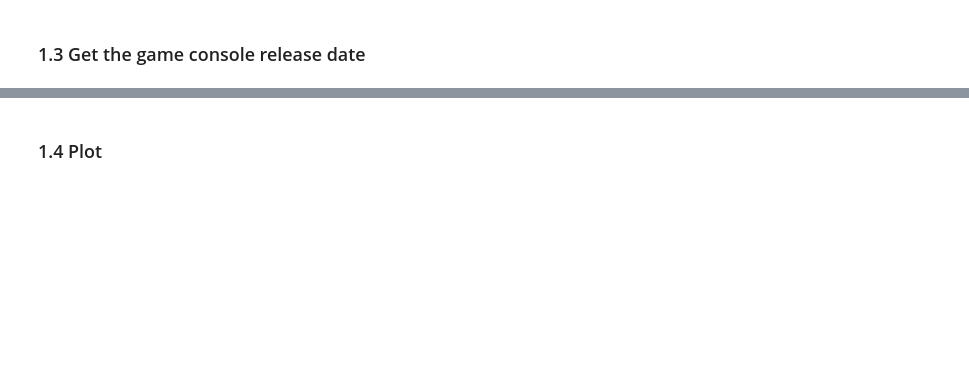
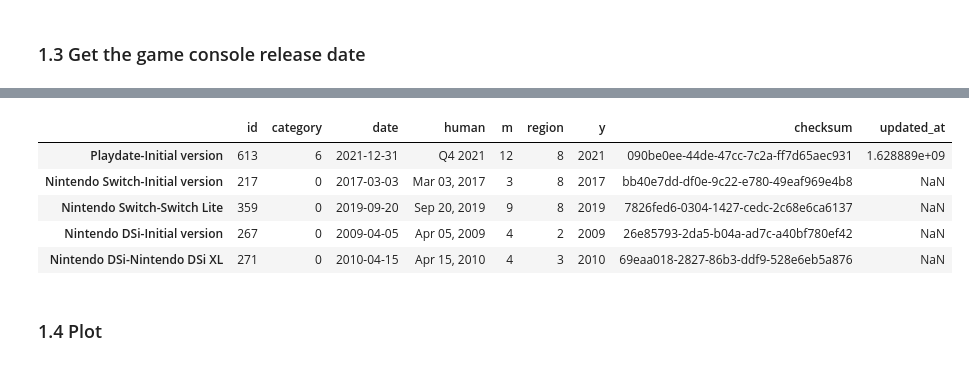
Before and after one commit to Jinyi-Liu/BZAN643-Project, a Jupyter notebook: 00_start.ipynb, the cells around one changed output, grey strips where cells are left out. Saved outputs shown, nothing was run; the diff lists cells and outputs as text; code cells hidden in the pictures; blank space fills up the shorter version.

```diff
--- a/00_start.ipynb
+++ b/00_start.ipynb
@@ -18,6 +18,3 @@ import seaborn as sns
 import datetime
 from time import sleep
 from bs4 import BeautifulSoup as bs
-# %%
-with open('./data/transformed_data_temp_multi_test.pickle', 'rb') as handle:
-    transformed_history = pickle.load(handle)
@@ -126,0 +52,33 @@ else:
+# %%
+members = [228,321,410,592,824,
+           1190,1885,6894,7122,7089,
+           7146,7615,7925,8661,8963,
+           9290,9498,10032,10071,10293,
+           11814,12024,12546,12762,13047,
+           13102,13257,13603,13963,14556,
+           14732,14930,15064,15124,15592,
+           15920,16060,16478,16680,16826,
+           17047,17313,17587,17624,17076,
+           17261,None,17567,17659,18001,
+           18220,19282,19299,19515,19768,
+           24803,25113,25863,25572,29167,
+           29667,30701,30918,32071,33352,
+           34374,35842,36580,37340,38396,
+           39490,40222,44700,45200,46300,
+           46900,47600,48200,48800,49300,
+           49800,49900,51100,51200,51400,
+           52000,52300,52500,53043,56763,
+           57727,57896,58165,58338,58600,
+           58800,59000,59156,59400,59764,
+           60100,60300
+          ]
+members_other = []
+i = len(members)
+
+print(archive_url_list[i])
+pattern = r'(\d{1,3}(?:,\d{3})*)'
+archive_url_list[i]
+matches = re.findall(pattern, str(archive_html_list[i]))
+# matches
+# matches = re.findall(pattern, '1,190')
+# len3(matches)
@@ -198,7 +112,7 @@ req_dict = req.json()
 wrapper = IGDBWrapper("4njc2nod9cdh7wgc575ymsij8x7pli",req_dict.get('access_token'))
 
 # Get all the platforms
-if not os.path.exists('./data/platforms.pickle'):
+if not os.path.exists('./data/platforms.pkl'):
     platforms = []
     while True:
         try:
@@ -217,10 +131,10 @@ if not os.path.exists('./data/platforms.pickle'):
 
 
     # Save the platforms
-    with open('./data/platforms.pickle', 'wb') as handle:
+    with open('./data/platforms.pkl', 'wb') as handle:
         pickle.dump(platforms, handle, protocol=pickle.HIGHEST_PROTOCOL)
 else:
-    with open('./data/platforms.pickle', 'rb') as handle:
+    with open('./data/platforms.pkl', 'rb') as handle:
         platforms = pickle.load(handle)
 
 def get_version(version_id):
@@ -295,6 +245,15 @@ df_console_date = df_console_date[df_console_date['date'] > '2009-01-01']
 
 # Save the dataframe
 df_console_date.to_csv('./data/console_date.csv')
+# %%
+df_console_date.head()
+# %% [output]
+|  | id | category | date | human | m | region | y | checksum | updated_at |
+| Playdate-Initial version | 613 | 6 | 2021-12-31 | Q4 2021 | 12 | 8 | 2021 | 090be0ee-44de-47cc-7c2a-ff7d65aec931 | 1.628889e+09 |
+| Nintendo Switch-Initial version | 217 | 0 | 2017-03-03 | Mar 03, 2017 | 3 | 8 | 2017 | bb40e7dd-df0e-9c22-e780-49eaf969e4b8 | NaN |
+| Nintendo Switch-Switch Lite | 359 | 0 | 2019-09-20 | Sep 20, 2019 | 9 | 8 | 2019 | 7826fed6-0304-1427-cedc-2c68e6ca6137 | NaN |
+| Nintendo DSi-Initial version | 267 | 0 | 2009-04-05 | Apr 05, 2009 | 4 | 2 | 2009 | 26e85793-2da5-b04a-ad7c-a40bf780ef42 | NaN |
+| Nintendo DSi-Nintendo DSi XL | 271 | 0 | 2010-04-15 | Apr 15, 2010 | 4 | 3 | 2010 | 69eaa018-2827-86b3-ddf9-528e6eb5a876 | NaN |
 # %% [markdown]
 ### 1.4 Plot
 # %%
```
Also changed, not shown: parts of 26 cells of this notebook, 6 other files.
